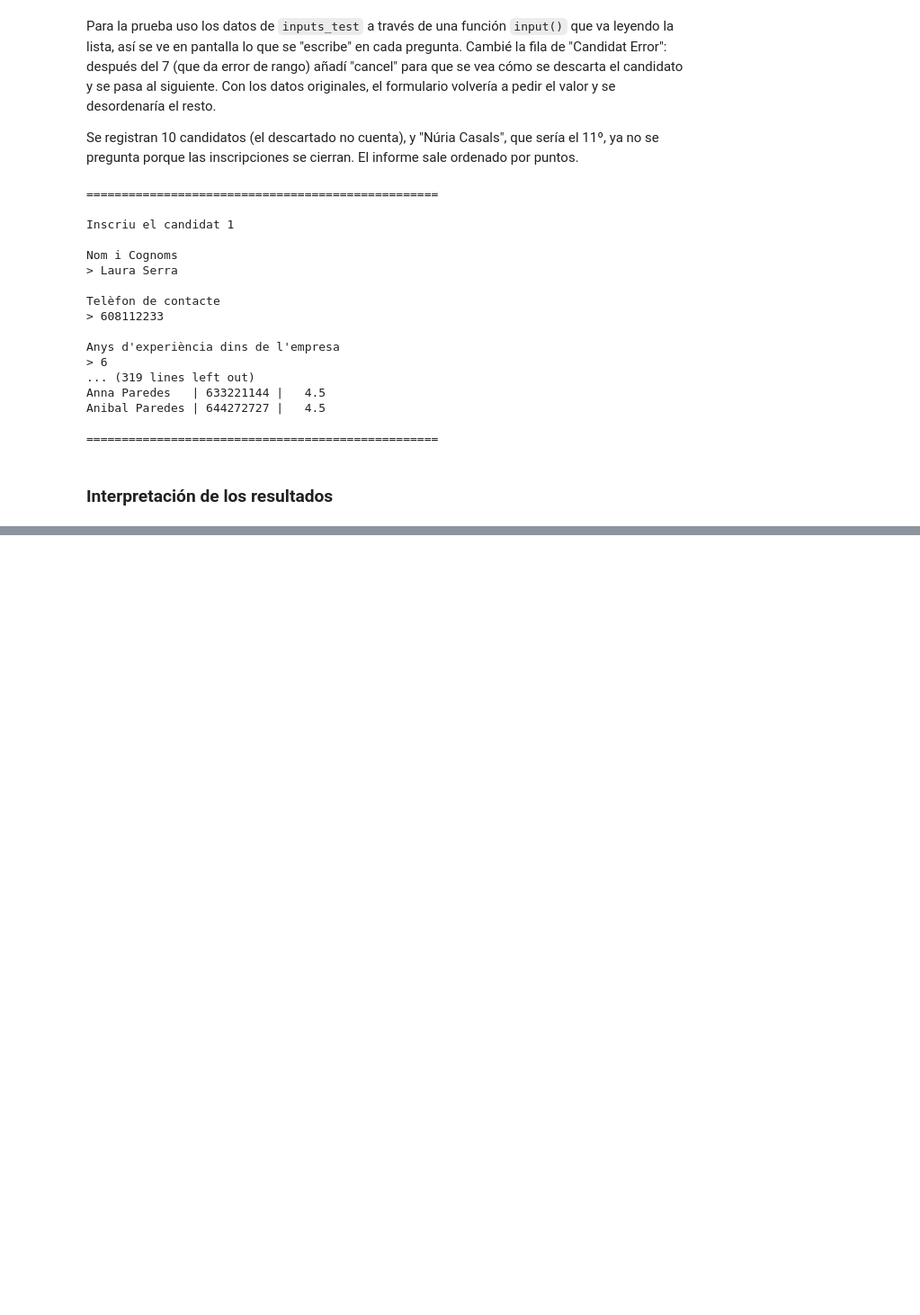
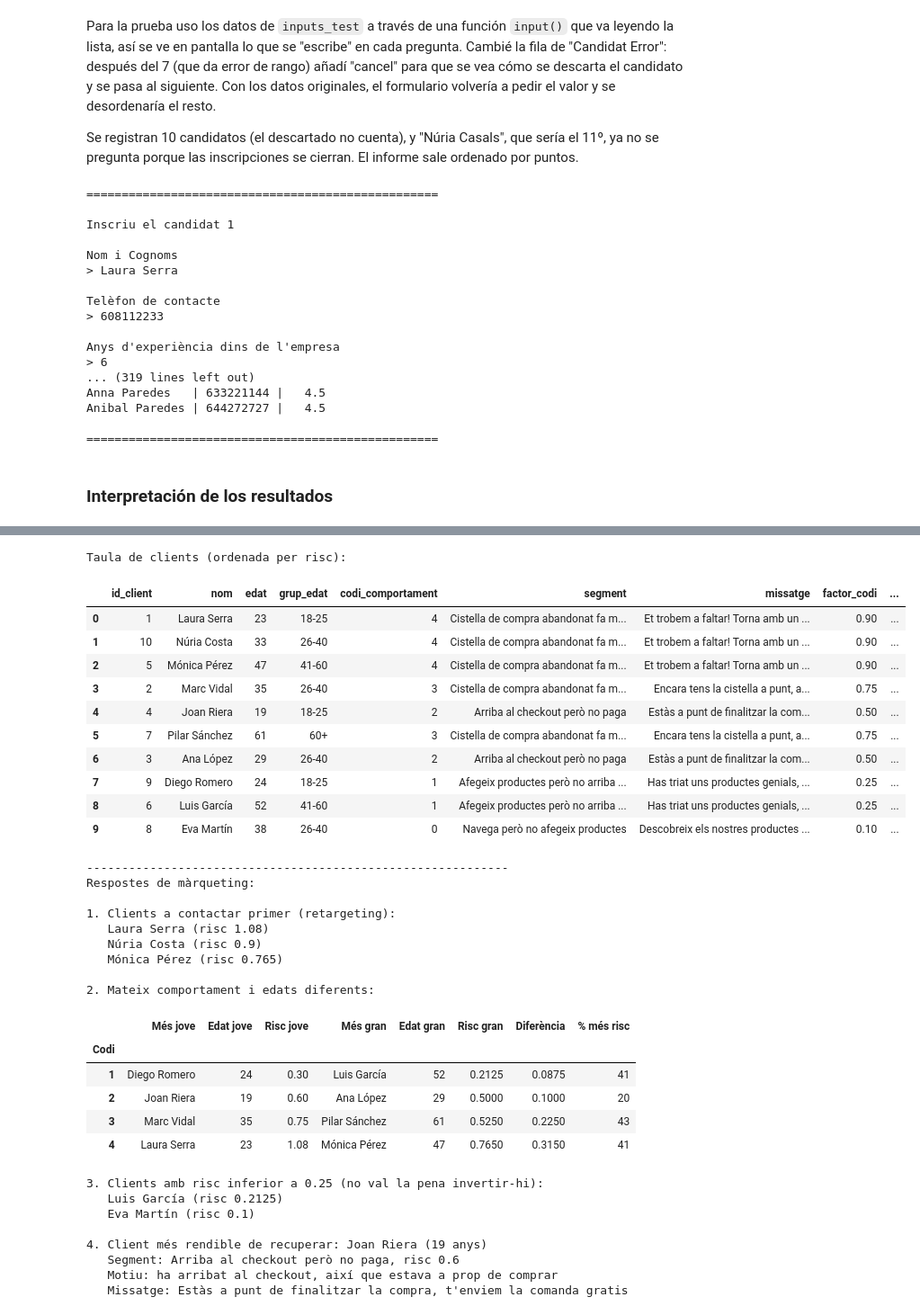
Before and after one commit to chisamitsu/ita-dataanalytics, a Jupyter notebook: s07-python-basico/s07-python-basico.ipynb, the cells around one changed output, grey strips where cells are left out. Shown at 90% size. Drawn from its saved outputs; the diff is of its cells as text; code cells hidden in the pictures; blank space fills up the shorter version.

```diff
--- a/s07-python-basico/s07-python-basico.ipynb
+++ b/s07-python-basico/s07-python-basico.ipynb
@@ -460,0 +717,34 @@ Hay dos empates (Laura y Marc, Anna y Anibal) y el informe los deja en el orden
+# %%
+def show_answers(df):
+  print("1. Clients a contactar primer (retargeting):")
+  top_clients = df.nlargest(TOP_CLIENTS, "risc_final").to_dict("records")
+  for client in top_clients:
+    print(f"   {client['nom']} (risc {client['risc_final']})")
+
+  print("\n2. Mateix comportament i edats diferents:")
+  rows = []
+  for code, group in df.groupby("codi_comportament"):
+    if len(group) < 2:
+      continue
+    group = group.sort_values("edat")
+    young, old = group.iloc[0], group.iloc[-1]
+    rows.append({
+      "Codi": code,
+      "Més jove": young["nom"], "Edat jove": young["edat"], "Risc jove": young["risc_final"],
+      "Més gran": old["nom"], "Edat gran": old["edat"], "Risc gran": old["risc_final"],
+      "Diferència": round(young["risc_final"] - old["risc_final"], 4),
+      "% més risc": round((young["risc_final"] / old["risc_final"] - 1) * 100)
+    })
+  display(pd.DataFrame(rows).set_index("Codi"))
+
+  print(f"\n3. Clients amb risc inferior a {MIN_RISK} (no val la pena invertir-hi):")
+  low_risk = df[df["risc_final"] < MIN_RISK].to_dict("records")
+  for client in low_risk:
+    print(f"   {client['nom']} (risc {client['risc_final']})")
+
+  checkout = df[df["codi_comportament"] == CHECKOUT_CODE]
+  best = checkout.loc[checkout["risc_final"].idxmax()]
+  print(f"\n4. Client més rendible de recuperar: {best['nom']} ({best['edat']} anys)")
+  print(f"   Segment: {best['segment']}, risc {best['risc_final']}")
+  print("   Motiu: ha arribat al checkout, així que estava a prop de comprar")
+  print(f"   Missatge: {best['missatge']}")
@@ -460,0 +755,8 @@ Hay dos empates (Laura y Marc, Anna y Anibal) y el informe los deja en el orden
+# %%
+def run_segmentation(clients):
+  results = process_clients(clients)
+  print("Taula de clients (ordenada per risc):")
+  df = show_dataframe(results)
+  print("\n" + "-" * 60)
+  print("Respostes de màrqueting:\n")
+  show_answers(df)
@@ -460,0 +765,38 @@ Hay dos empates (Laura y Marc, Anna y Anibal) y el informe los deja en el orden
+# %%
+run_segmentation(clients)
+# %% [output]
+Taula de clients (ordenada per risc):
+|  | id_client | nom | edat | grup_edat | codi_comportament | segment | missatge | factor_codi | ... |
+| 0 | 1 | Laura Serra | 23 | 18-25 | 4 | Cistella de compra abandonat fa m... | Et trobem a faltar! Torna amb un ... | 0.90 | ... |
+| 1 | 10 | Núria Costa | 33 | 26-40 | 4 | Cistella de compra abandonat fa m... | Et trobem a faltar! Torna amb un ... | 0.90 | ... |
+| 2 | 5 | Mónica Pérez | 47 | 41-60 | 4 | Cistella de compra abandonat fa m... | Et trobem a faltar! Torna amb un ... | 0.90 | ... |
+| 3 | 2 | Marc Vidal | 35 | 26-40 | 3 | Cistella de compra abandonat fa m... | Encara tens la cistella a punt, a... | 0.75 | ... |
+| 4 | 4 | Joan Riera | 19 | 18-25 | 2 | Arriba al checkout però no paga | Estàs a punt de finalitzar la com... | 0.50 | ... |
+| 5 | 7 | Pilar Sánchez | 61 | 60+ | 3 | Cistella de compra abandonat fa m... | Encara tens la cistella a punt, a... | 0.75 | ... |
+| 6 | 3 | Ana López | 29 | 26-40 | 2 | Arriba al checkout però no paga | Estàs a punt de finalitzar la com... | 0.50 | ... |
+| 7 | 9 | Diego Romero | 24 | 18-25 | 1 | Afegeix productes però no arriba ... | Has triat uns productes genials, ... | 0.25 | ... |
+| 8 | 6 | Luis García | 52 | 41-60 | 1 | Afegeix productes però no arriba ... | Has triat uns productes genials, ... | 0.25 | ... |
+| 9 | 8 | Eva Martín | 38 | 26-40 | 0 | Navega però no afegeix productes | Descobreix els nostres productes ... | 0.10 | ... |
+------------------------------------------------------------
+Respostes de màrqueting:
+
+1. Clients a contactar primer (retargeting):
+   Laura Serra (risc 1.08)
+   Núria Costa (risc 0.9)
+   Mónica Pérez (risc 0.765)
+
+2. Mateix comportament i edats diferents:
+|  | Més jove | Edat jove | Risc jove | Més gran | Edat gran | Risc gran | Diferència | % més risc |
+| Codi |  |  |  |  |  |  |  |  |
+| 1 | Diego Romero | 24 | 0.30 | Luis García | 52 | 0.2125 | 0.0875 | 41 |
+| 2 | Joan Riera | 19 | 0.60 | Ana López | 29 | 0.5000 | 0.1000 | 20 |
+| 3 | Marc Vidal | 35 | 0.75 | Pilar Sánchez | 61 | 0.5250 | 0.2250 | 43 |
+| 4 | Laura Serra | 23 | 1.08 | Mónica Pérez | 47 | 0.7650 | 0.3150 | 41 |
+3. Clients amb risc inferior a 0.25 (no val la pena invertir-hi):
+   Luis García (risc 0.2125)
+   Eva Martín (risc 0.1)
+
+4. Client més rendible de recuperar: Joan Riera (19 anys)
+   Segment: Arriba al checkout però no paga, risc 0.6
+   Motiu: ha arribat al checkout, així que estava a prop de comprar
+   Missatge: Estàs a punt de finalitzar la compra, t'enviem la comanda gratis
```
Also changed, not shown: parts of 28 cells of this notebook.
